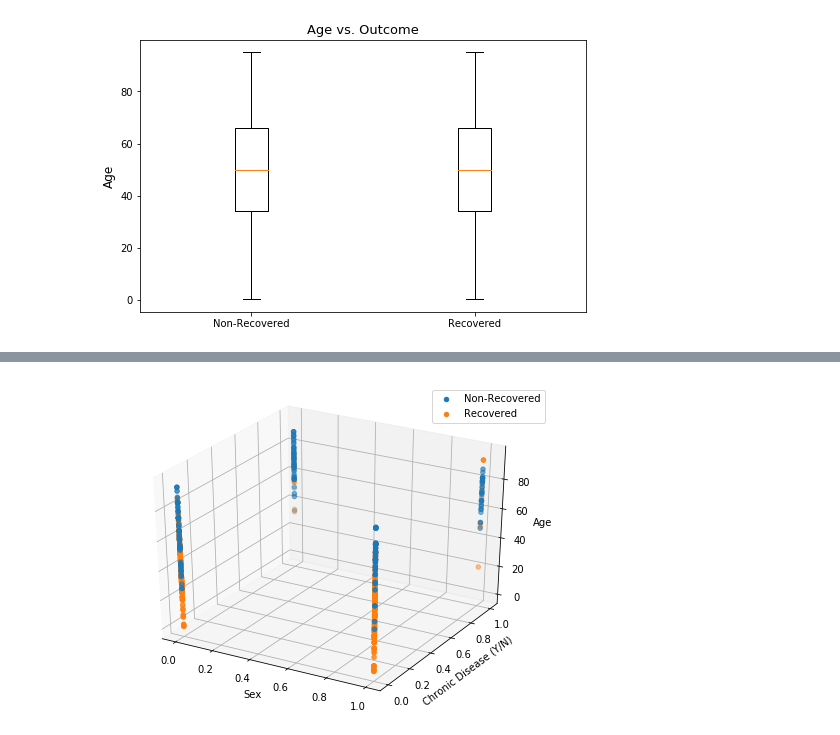
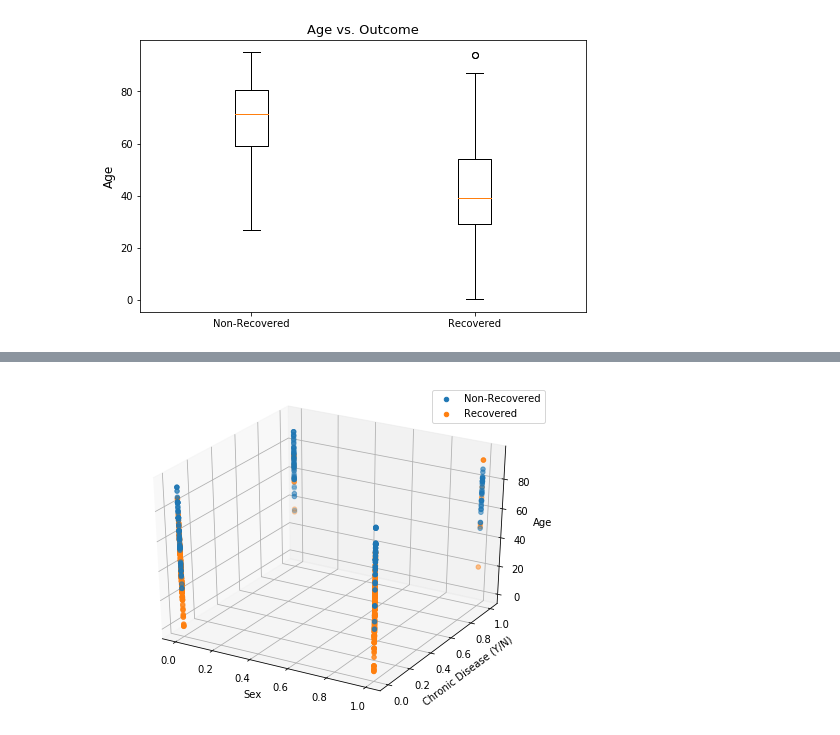
Before and after one commit to dukersss13/COVID-19-ML-Classification-Model, a Jupyter notebook: Duc.ipynb, the cells around one changed output, grey strips where cells are left out. Drawn from its saved outputs; the diff is of its cells as text; code cells hidden in the pictures.

```diff
--- a/Duc.ipynb
+++ b/Duc.ipynb
@@ -51,30 +51,29 @@ def clean(train):
     subset['chronic_disease_binary'] = subset['chronic_disease_binary']*1
     subset['age'] = subset['age'].astype(float)
 
-    xtrain = subset
     ytrain = subset['que_paso']
-    return xtrain, ytrain, mp2
+    return subset, ytrain
 # %%
-data, ytrain, mp2 = clean(train)
+data, ytrain = clean(train)
 # %%
 age_death = data['que_paso'] == 0
 age_rec = data['que_paso'] == 1
 
 xdeath = data[age_death]
 xrec = data[age_rec]
 
-age1 = data['age']
-age2 = data['age']
+age1 = xdeath['age']
+age2 = xrec['age']
 
 data2 = [age1, age2]
 fig, ax = plt.subplots(figsize = (8,5))
 ax.set_title('Age vs. Outcome', fontsize = 13)
 
 ax.boxplot(data2, labels = ['Non-Recovered', 'Recovered'])
 ax.set_ylabel("Age", fontsize = 12)
 plt.show()
 # %% [output]
-[figure, old version]
+[figure, new version]
 # %%
 xtrain = data.drop('que_paso', axis = 1)
 # %%
```
Also changed, not shown: parts of 4 cells of this notebook.
